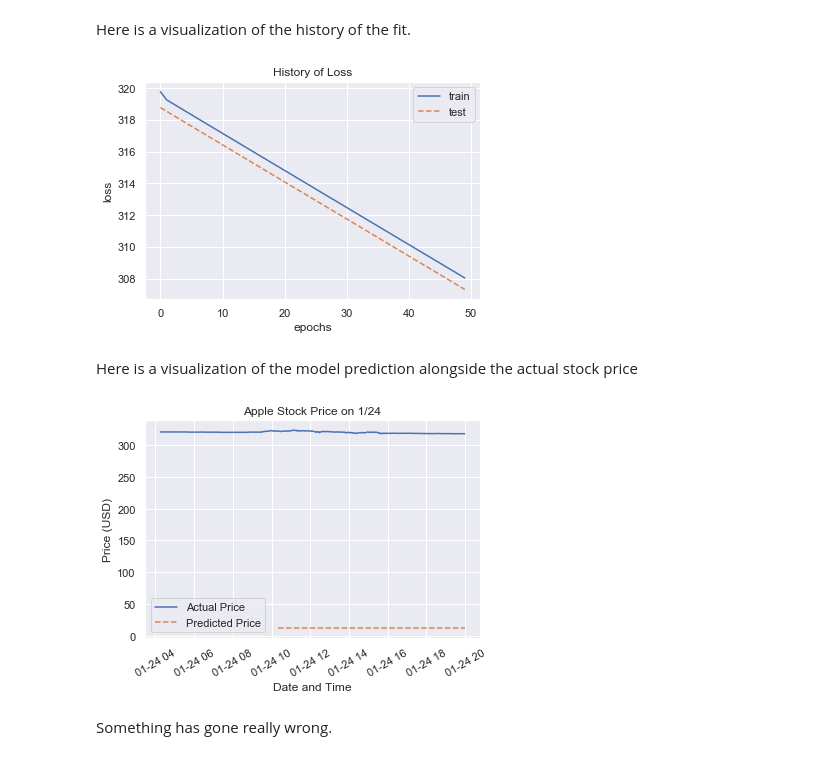
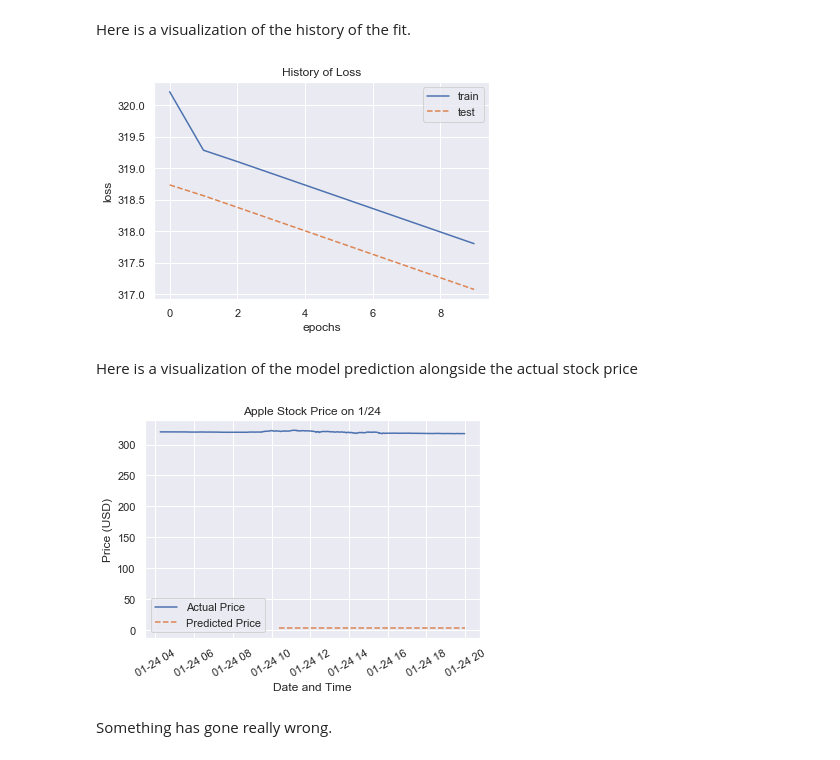
Before and after one commit to mboss1999/ml-finance, a Jupyter notebook: yfinance tutorial.ipynb, the cells around one changed output. Saved outputs shown, nothing was run; the diff lists cells and outputs as text; code cells hidden in the pictures.

```diff
--- a/yfinance tutorial.ipynb
+++ b/yfinance tutorial.ipynb
@@ -109,12 +109,17 @@ import numpy as np
 X = aapl.loc[:, 'Adj Close':'Momentum'].values
 y = aapl['Adj Close'].values
 
-# Adjust y so that the target is the next price
-y = np.roll(y, -1)
+seq_size = 5 # Number of samples to include to predict next price
 
-# Get rid of the last price because it has no target
-y = y[:-1]
-X = X[:-1]
+# Reshape X
+X_empty = np.zeros((X.shape[0]-seq_size, seq_size, X.shape[1]))
+for i in range(X_empty.shape[0]):
+    X_empty[i] = X[i:i+seq_size]
+X = X_empty
+
+# Adjust y so that the target is the future price
+y = np.roll(y, -seq_size)
+y = y[:-seq_size]
 
 # Verify that there is no missing data
 assert(not np.any(np.isnan(y)))
@@ -127,12 +132,6 @@ trainX = X[:n]
 trainy = y[:n]
 testX = X[n:]
 testy = y[n:]
-
-# Reshape for LSTM
-def LSTM_shape(X):
-    return X.reshape(X.shape[0], 1, X.shape[1])
-trainX = LSTM_shape(trainX)
-testX = LSTM_shape(testX)
 # %% [markdown]
 The LSTM is created and fit with the data.
 # %%
@@ -149,7 +148,7 @@ model.compile(loss='mae', optimizer='adam')
 
 # Fit network
 es = EarlyStopping('loss')
-fit = model.fit(trainX, trainy, epochs=50,
+fit = model.fit(trainX, trainy, epochs=10,
                 batch_size=10,
                 validation_data=(testX, testy), verbose=0,
                 shuffle=False, callbacks=[es])
@@ -163,22 +178,22 @@ plt.ylabel('loss')
 plt.title('History of Loss')
 plt.legend();
 # %% [output]
-[figure, old version]
+[figure, new version]
 # %% [markdown]
 Here is a visualization of the model prediction alongside the actual stock price
 # %%
 # Predict price
 ypred = model.predict(testX)
 
 # Make graph
 plt.plot(aapl.index, aapl['Adj Close'], label='Actual Price')
-plt.plot(aapl.index[n+1:], ypred, '--', label='Predicted Price')
+plt.plot(aapl.index[n+seq_size:], ypred, '--', label='Predicted Price')
 plt.title('Apple Stock Price on {0}/{1}'.format(month, day))
 plt.xlabel('Date and Time')
 plt.ylabel('Price (USD)')
 plt.legend()
 plt.xticks(rotation=30);
 # %% [output]
-[figure, old version]
+[figure, new version]
 # %% [markdown]
 Something has gone really wrong.
```
Also changed, not shown: parts of 3 cells of this notebook, 4 other files.
